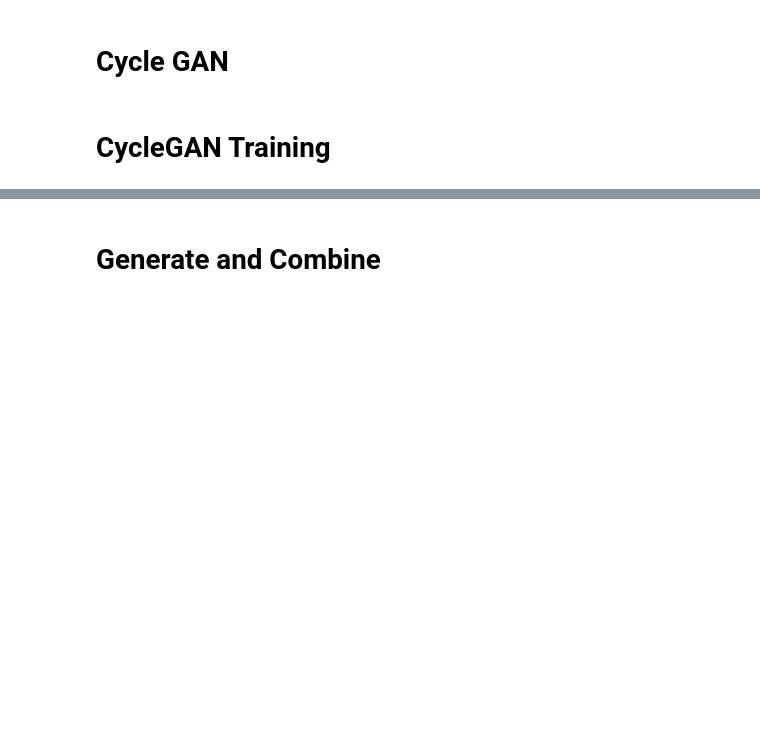
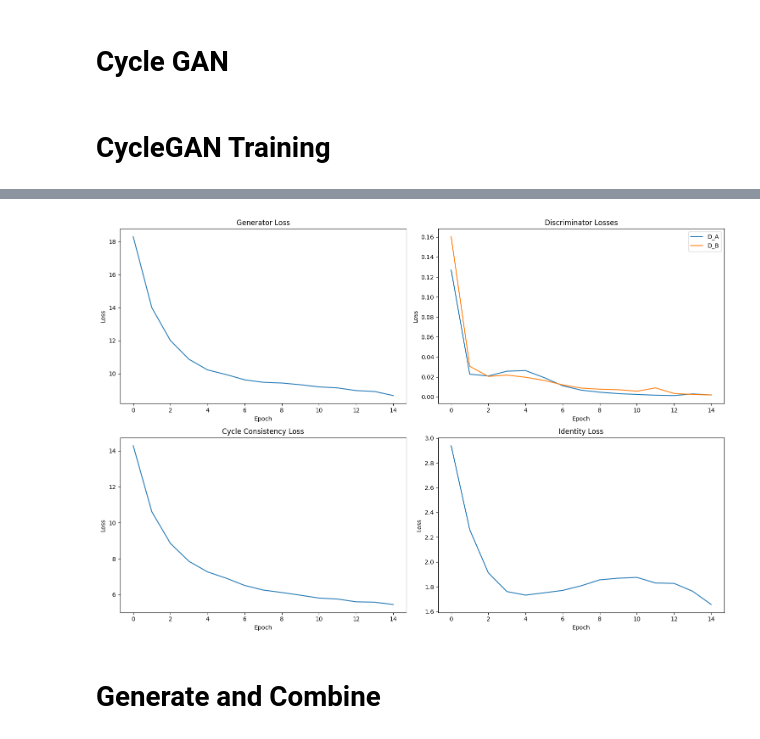
Before and after one commit to maddiew95/SmartIoT-2025, a Jupyter notebook: GANs models/CycleGANs/cycle-gan.ipynb, the cells around one changed output, grey strips where cells are left out. Drawn from its saved outputs; the diff is of its cells as text; code cells hidden in the pictures; blank space fills up the shorter version.

```diff
--- a/GANs models/CycleGANs/cycle-gan.ipynb
+++ b/GANs models/CycleGANs/cycle-gan.ipynb
@@ -176,66 +419,16 @@ def train_cycle_gan(normal, fault, device):
 # CycleGAN Training
 # %%
 
-# Initialize models
-latent_dim = 100
-generator = Generator(latent_dim).to(device)
-discriminator = Discriminator().to(device)
+# Example usage
+print("Starting CycleGAN training for time series data...")
+G_AB, G_BA, normalizer, history = train_cyclegan_timeseries_stable(
+    normal_data,
+    device,
+    epochs=15,  # Reduced for testing
+    batch_size=32,  # Smaller batch size for your data
+    lr=1e-4  # Slightly lower learning rate
+)
 
-# Optimizers
-optimizer_G = optim.Adam(generator.parameters(), lr=0.003)
-optimizer_D = optim.Adam(discriminator.parameters(), lr=0.00005)
-
-# Training parameters
-n_epochs = 100
-batch_size = 128
-lambda_gp = 20
-n_critic = 3
-
-best_g_loss = float('inf')
-epochs_no_improve = 0
-patience = 5  # You can adjust this
-
-
-# Training loop
-for epoch in range(n_epochs):
-    for i in range(0, len(normal_data), batch_size):
-        real_samples = torch.tensor(normal_data[i:i + batch_size], dtype=torch.float32).to(device)
-        real_labels = torch.tensor(normal_label[i:i + batch_size], dtype=torch.float32).to(device)
-        current_batch_size = real_samples.shape[0]
-
-        # Reshape real_samples to [current_batch_size, 14, 10, 15, 30]
-        real_samples_reshaped = real_samples.permute(0, 2, 1).reshape(-1, 14, 10, 15, 30)
-
-        # Train Discriminator
-        for _ in range(n_critic):
-            z = torch.randn(current_batch_size, latent_dim).to(device)
-            fake_samples = generator(z)
-            # fake_samples is already [current_batch_size, 14, 10, 15, 30]
-
-            optimizer_D.zero_grad()
-            real_validity = discriminator(real_samples_reshaped)
-            fake_validity = discriminator(fake_samples.detach())
-            gp = compute_gradient_penalty(discriminator, real_samples_reshaped, fake_samples)
-            d_loss = -torch.mean(real_validity) + torch.mean(fake_validity) + lambda_gp * gp
-            d_loss.backward(retain_graph=True)
-            optimizer_D.step()
-
-        # Train Generator
-        optimizer_G.zero_grad()
-        fake_validity = discriminator(fake_samples)
-        g_loss = -torch.mean(fake_validity)
-        g_loss.backward()
-        optimizer_G.step()
-
-    print(f"Epoch [{epoch+1}/{n_epochs}], D Loss: {d_loss.item()}, G Loss: {g_loss.item()}, GP: {gp.item()}")
-
-    # Early stopping logic
-    if g_loss.item() < best_g_loss:
-        best_g_loss = g_loss.item()
-        epochs_no_improve = 0
-    else:
-        epochs_no_improve += 1
-    if epochs_no_improve >= patience:
-        print(f"Early stopping triggered at epoch {epoch+1}")
-        break
+# Plot training history
+plot_training_history(history)
 # %% [output]
@@ -259,3 +452,4 @@ Early stopping triggered at epoch 46
+[figure, added]
 # %% [markdown]
 # Generate and Combine
 # %%
```
Also changed, not shown: parts of 12 cells of this notebook, 4 other files.
